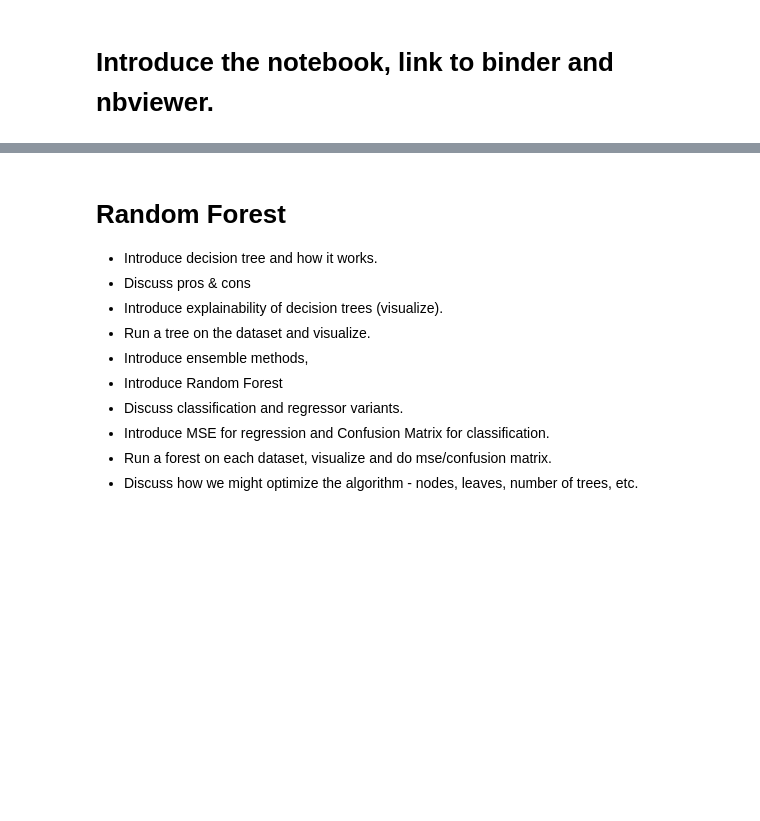
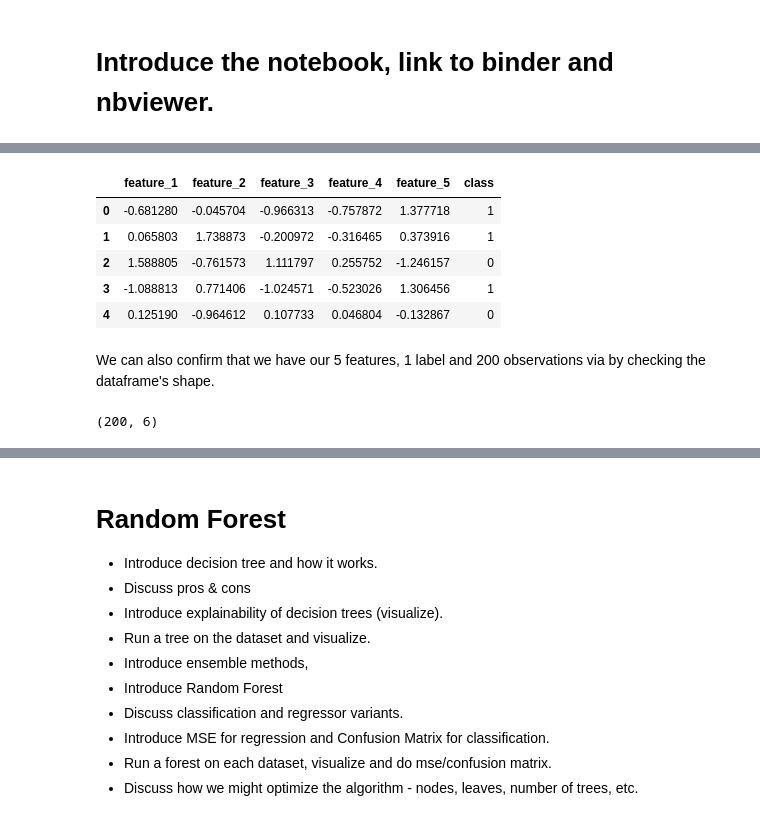
Before and after one commit to OtherBrian/machine-learning, a Jupyter notebook: scikit-learn.ipynb, the cells around one changed output, grey strips where cells are left out. Cells and saved outputs as stored; diff of their text form; code cells hidden in the pictures; blank space fills up the shorter version.

```diff
--- a/scikit-learn.ipynb
+++ b/scikit-learn.ipynb
@@ -70,0 +82,25 @@ REMEMBER - THIS IS NOT ABOUT THE DATA ITSELF, IT'S ABOUT THE PACKAGE AND THE ALG
+# %%
+from sklearn.datasets import make_classification
+
+# Creating the random data with 200 samples, 5 features, 2 classes, and specifying the random_state for consistency.
+classification_data = make_classification(n_samples = 200, n_features = 5, n_classes = 2, random_state = 0)
+
+# Converting the Numpy arrays into a DataFrame for easier exploratory analysis.
+classification_df = pd.DataFrame(classification_data[0], columns=['feature_1', 'feature_2', 'feature_3', 'feature_4', 'feature_5'])
+classification_df['class'] = classification_data[1]
+
+# Taking a look at the first 5 rows
+classification_df.head()
+# %% [output]
+|  | feature_1 | feature_2 | feature_3 | feature_4 | feature_5 | class |
+| 0 | -0.681280 | -0.045704 | -0.966313 | -0.757872 | 1.377718 | 1 |
+| 1 | 0.065803 | 1.738873 | -0.200972 | -0.316465 | 0.373916 | 1 |
+| 2 | 1.588805 | -0.761573 | 1.111797 | 0.255752 | -1.246157 | 0 |
+| 3 | -1.088813 | 0.771406 | -1.024571 | -0.523026 | 1.306456 | 1 |
+| 4 | 0.125190 | -0.964612 | 0.107733 | 0.046804 | -0.132867 | 0 |
+# %% [markdown]
+We can also confirm that we have our 5 features, 1 label and 200 observations via by checking the dataframe's shape.
+# %%
+classification_df.shape
+# %% [output]
+(200, 6)
```
Also changed, not shown: parts of 16 cells of this notebook, 6 other files.
